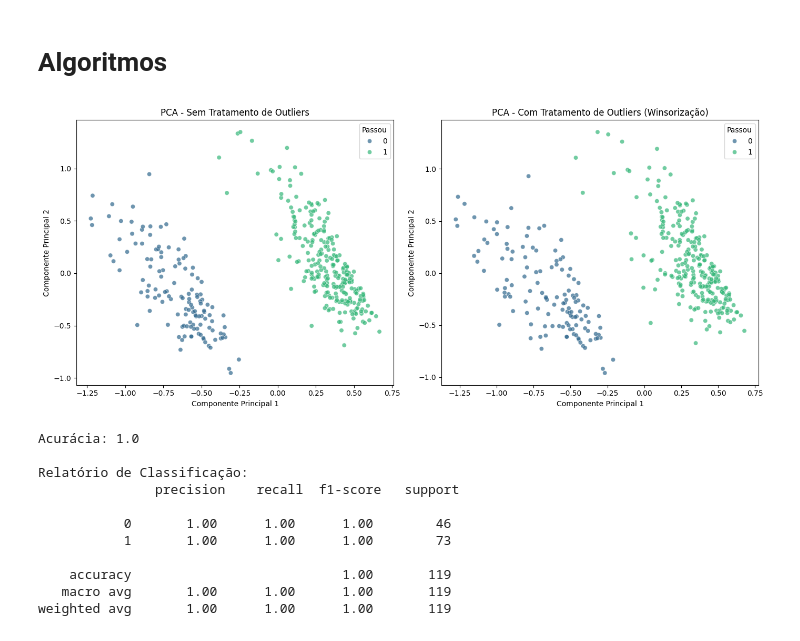
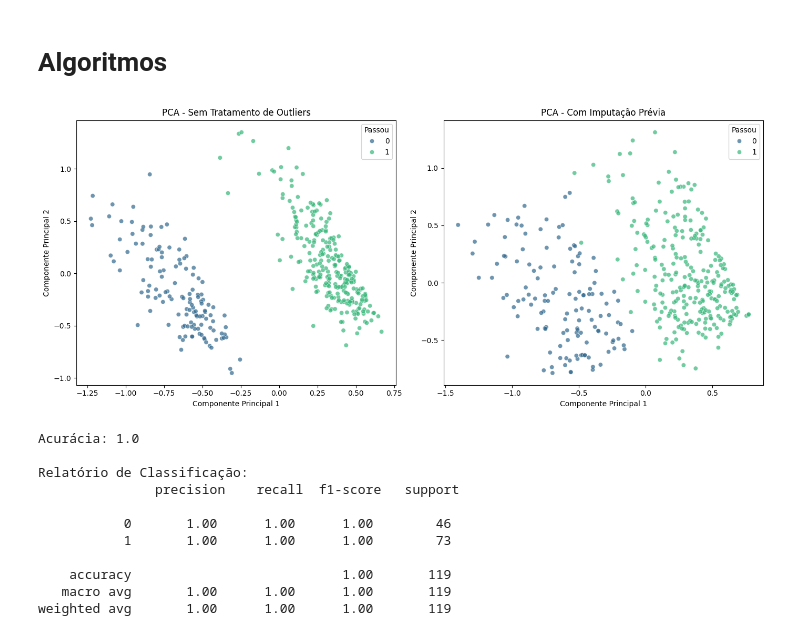
Before and after one commit to bsoeiro5/TP2, a Jupyter notebook: codigo/main.ipynb, the cells around one changed output. Cells and saved outputs as stored; diff of their text form; code cells hidden in the pictures.

```diff
--- a/codigo/main.ipynb
+++ b/codigo/main.ipynb
@@ -176,11 +201,0 @@ dtype: int64
-# %%
-# Cria uma cópia do dataframe original para não afetar df
-df_winsor = df.copy()
-
-# Aplica winsorização por quantil 95% na coluna de reprovações
-col = 'failures'  # Substitua se a coluna tiver outro nome
-q95 = df_winsor[col].quantile(0.95)
-df_winsor[col] = df_winsor[col].clip(upper=q95)
-
-# Verifica resultado
-df_winsor[col].describe()
@@ -196,0 +204,8 @@ Name: failures, dtype: float64
+# %%
+# Resolve warnings by explicitly casting mean values to the appropriate dtype
+for col in [c for c in numeric_cols if c not in ['failures', 'absences']]:
+    non_severe_outliers = (numeric_df[col] < lower_bound[col]) | (numeric_df[col] > upper_bound[col])
+    numeric_df.loc[non_severe_outliers, col] = mean[col].astype(numeric_df[col].dtype)
+
+# Exibe o DataFrame após a imputação corrigida
+print("DataFrame após imputação dos outliers não severos (corrigido):\n", numeric_df)
@@ -198,49 +231,49 @@ Name: failures, dtype: float64
 # Algoritmos
 # %%
 scaler = MinMaxScaler()
-numeric_scaled_winsor = scaler.fit_transform(df_winsor[numeric_cols])
+numeric_scaled_treated = scaler.fit_transform(numeric_df[numeric_cols])
 numeric_scaled_original = scaler.fit_transform(df[numeric_cols])
 
-# 9. Aplicação de PCA nos dados winsorizados
+# 9. Aplicação de PCA nos dados com imputação prévia
 pca = PCA(n_components=2)
-pca_result_winsor = pca.fit_transform(numeric_scaled_winsor)
+pca_result_treated = pca.fit_transform(numeric_scaled_treated)
 
-# Criar DataFrame com os resultados do PCA (winsorizado)
-pca_df_winsor = pd.DataFrame(data=pca_result_winsor, columns=['PC1', 'PC2'])
+# Criar DataFrame com os resultados do PCA (com imputação prévia)
+pca_df_treated = pd.DataFrame(data=pca_result_treated, columns=['PC1', 'PC2'])
 # Adiciona a coluna 'passed' para análise (assumindo que existe no df original)
-pca_df_winsor['passed'] = df['passed']
+pca_df_treated['passed'] = df['passed']
 
 # 10. Aplicação de PCA nos dados originais para comparação
 pca_original = PCA(n_components=2)
 pca_result_original = pca_original.fit_transform(numeric_scaled_original)
 
 # Criar DataFrame com os resultados do PCA (original)
 pca_df_original = pd.DataFrame(data=pca_result_original, columns=['PC1', 'PC2'])
 pca_df_original['passed'] = df['passed']
 
 # 11. Visualização comparativa dos resultados PCA
 plt.figure(figsize=(14, 6))
 
 # Subplot para dados originais
 plt.subplot(1, 2, 1)
 sns.scatterplot(data=pca_df_original, x='PC1', y='PC2', hue='passed', palette='viridis', alpha=0.7)
 plt.title('PCA - Sem Tratamento de Outliers')
 plt.xlabel('Componente Principal 1')
 plt.ylabel('Componente Principal 2')
 plt.legend(title='Passou')
 
-# Subplot para dados com winsorização
+# Subplot para dados com imputação prévia
 plt.subplot(1, 2, 2)
-sns.scatterplot(data=pca_df_winsor, x='PC1', y='PC2', hue='passed', palette='viridis', alpha=0.7)
-plt.title('PCA - Com Tratamento de Outliers (Winsorização)')
+sns.scatterplot(data=pca_df_treated, x='PC1', y='PC2', hue='passed', palette='viridis', alpha=0.7)
+plt.title('PCA - Com Imputação Prévia')
 plt.xlabel('Componente Principal 1')
 plt.ylabel('Componente Principal 2')
 plt.legend(title='Passou')
 
 plt.tight_layout()
 plt.show()
 # %% [output]
-[figure, old version]
+[figure, new version]
 # %%
 from sklearn.svm import SVC
 from sklearn.metrics import classification_report, accuracy_score
```
Also changed, not shown: parts of 7 cells of this notebook.
